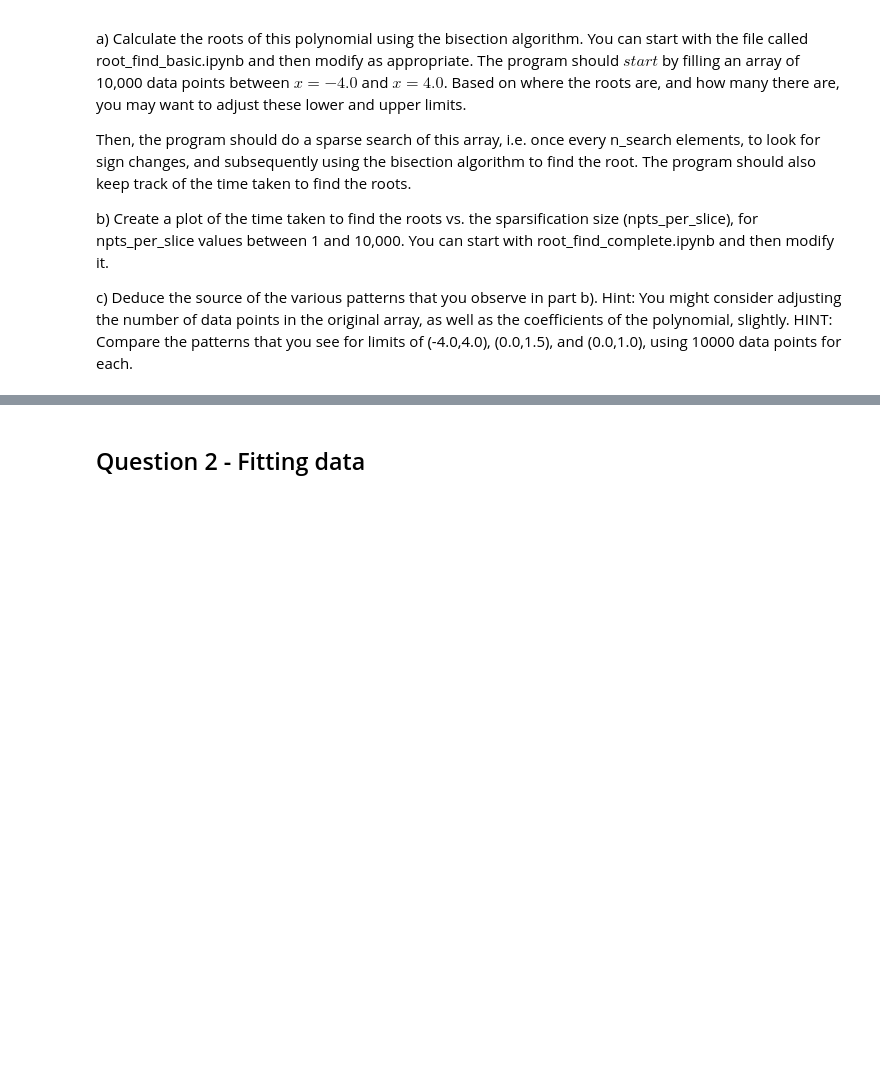
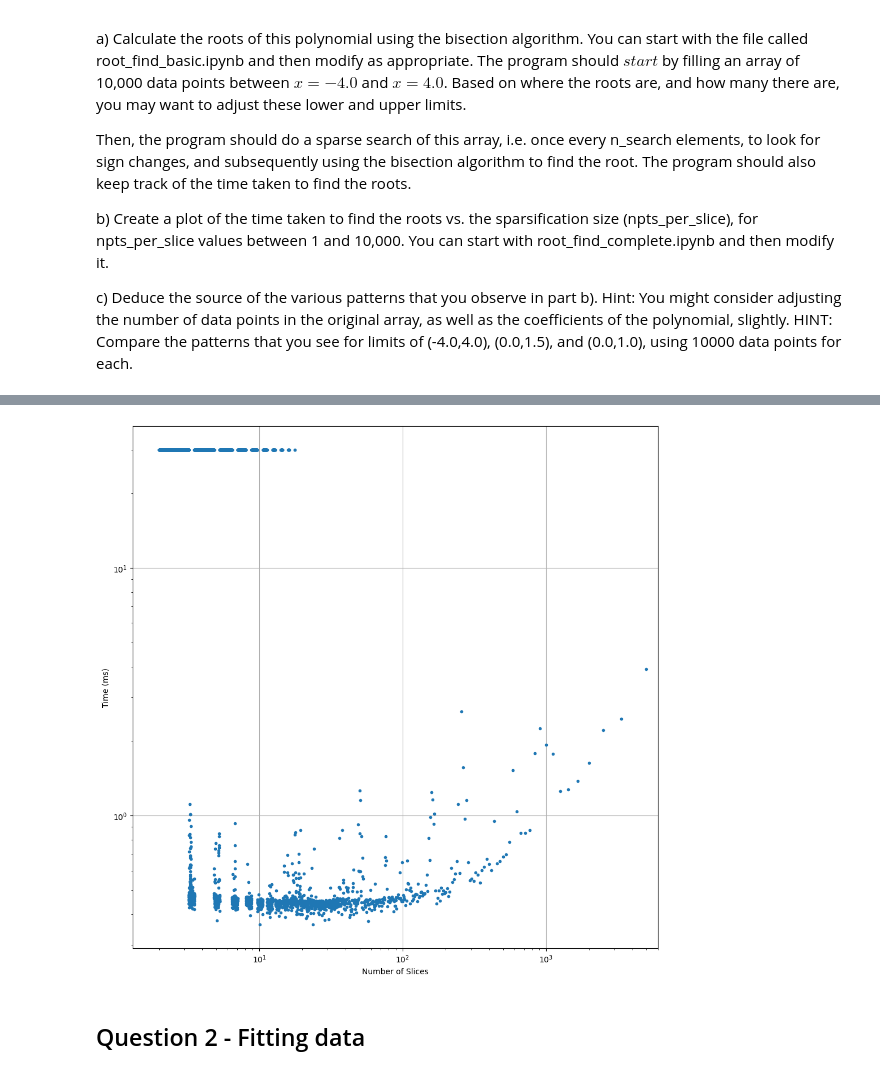
Before and after one commit to jakeb245/phys421, a Jupyter notebook: AssignmentTemplates/Assignment1_Template.ipynb, the cells around one changed output, grey strips where cells are left out. Drawn from its saved outputs; the diff is of its cells as text; code cells hidden in the pictures; blank space fills up the shorter version.

```diff
--- a/AssignmentTemplates/Assignment1_Template.ipynb
+++ b/AssignmentTemplates/Assignment1_Template.ipynb
@@ -32,3 +32,5 @@ xroots = []
 yroots = []
 
 par = np.array([1.80,-4.05,0.40,1,1])
+xval = np.arange(xl,xh,dx)
+yval = generator_function(xval,*par)
@@ -34,0 +138,93 @@ par = np.array([1.80,-4.05,0.40,1,1])
+# %%
+# Part b
+
+xroots = []
+yroots = []
+
+# create list to hold values for plotting
+#
+# xstep will hold the number of slices
+# xstep2 will hold the number of data points per slice
+
+xstep = []
+ystep = []
+xstep2 = []
+
+nroots_expected = 2
+
+# Loop over various possibilities for the number of data points per slice (npts_per_slice)
+for npts_per_slice in range(1,int(npoints/2)):
+
+    start = time.time()
+
+    # Calculate number of slices
+    nslice = npoints/npts_per_slice
+
+    ycomp = yval[0]
+    xcomp = xval[0]
+    nroots_found = 0
+
+    # Loop over the slices, looking for possible roots in each slice
+    for i in range(1,int(nslice)+1):
+        y = yval[npts_per_slice*i-1]
+        x = xval[npts_per_slice*i-1]
+
+        if (y==0):
+            if (npts_per_slice == 1):
+                print ("Found exact root at x = %f\n" % x)
+            nroots_found = nroots_found + 1
+
+        if (y*ycomp<0.0):
+            xlow = xcomp
+            xhigh = x
+            epsilon = 1.0E-10
+            diff = 1.0E12
+            while (diff>epsilon):
+                fa = generator_function(xlow,*par)
+                fb = generator_function(xhigh,*par)
+                xmid = (xhigh+xlow)/2.0
+                fc = generator_function(xmid,*par)
+                product = fa*fc
+                if (product < 0):
+                    xhigh = xmid
+                else:
+                    xlow = xmid
+
+                diff = np.abs(fc)
+
+            if (npts_per_slice == 1):
+                print ("Found root at x = %f\n" % xmid)
+            nroots_found = nroots_found + 1
+            ycomp = y
+            xcomp = x
+        else:
+            ycomp = y
+            xcomp = x
+
+    if (npts_per_slice == 1):
+        print ("Total number of roots found = %d\n" % nroots_found)
+
+    xstep.append(nslice)
+    xstep2.append(npts_per_slice)
+
+    end = time.time()
+
+    if (nroots_found == nroots_expected):
+        ystep.append(1000.0*(end-start))
+    else:
+        ystep.append(30)
+
+# Generate the figure and the axes
+fig, axs = plt.subplots(nrows=1, ncols=1, figsize=(12,12))
+
+# On the first axis, plot the sine and label the ordinate
+plt.yscale('log')
+plt.xscale('log')
+axs.plot(xstep,ystep,'.')
+axs.set_ylabel('Time (ms)')
+axs.set_xlabel('Number of Slices')
+axs.axhline()
+plt.grid(True)
+axs.set_xlim(0,6000)
+plt.show()
+# %% [output]
@@ -35,3 +238,4 @@ par = np.array([1.80,-4.05,0.40,1,1])
+[figure, added]
 # %% [markdown]
 ## Question 2 - Fitting data
 # %% [markdown]
```
Also changed, not shown: parts of 2 cells of this notebook.
